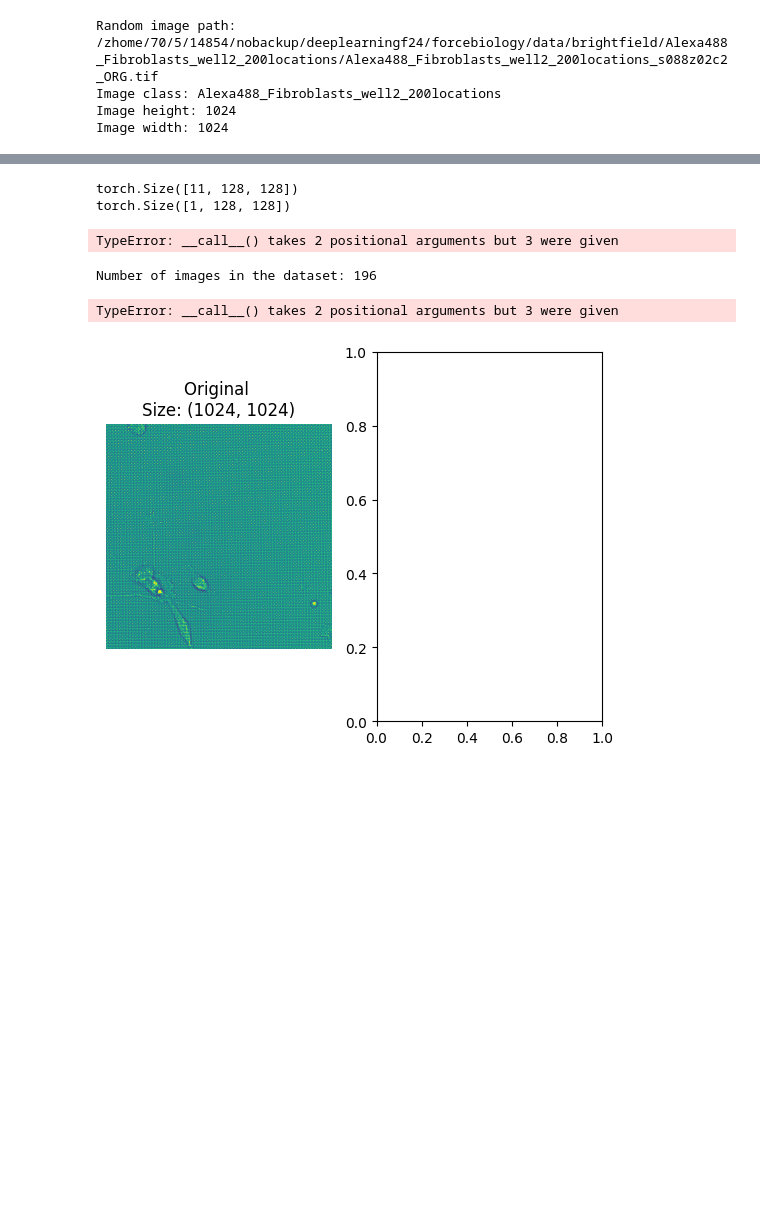
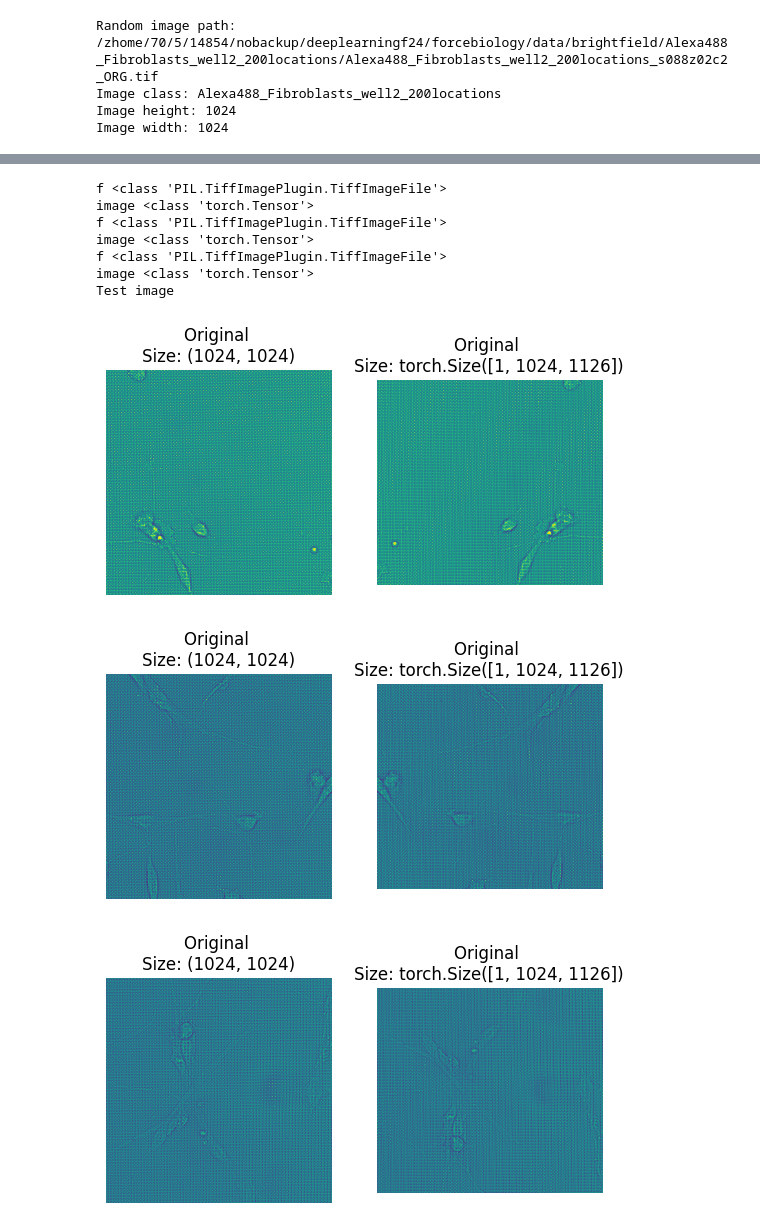
Before and after one commit to aliciags/multiview-seg-dtu, a Jupyter notebook: data_augmentation.ipynb, the cells around one changed output, grey strips where cells are left out. Cells and saved outputs as stored; diff of their text form; code cells hidden in the pictures; blank space fills up the shorter version.

Commit message:
updated data augmentation in dataloader.py + data_augmentation.ipynb

```diff
--- a/data_augmentation.ipynb
+++ b/data_augmentation.ipynb
@@ -86,6 +205,6 @@ data_transform = transforms.Compose([
 ])
 mask_transform = data_transform
 # %%
-transform1 = transforms.Compose(RandomFlipAndScale())
-transform2 = transforms.Compose(RandomRotationAndContrast())
-transform3 = transforms.Compose(ShearAndNoise())
+transform1 = transforms.Compose([RandomFlipAndScale()])
+transform2 = transforms.Compose([RandomRotationAndContrast()])
+transform3 = transforms.Compose([ShearAndNoise()])
@@ -181,13 +211,3 @@ class Well2ImageMaskDataset(Dataset):
-# %%
-images, mask, images1, mask1, images2, mask2, images3, mask3 = Well2ImageMaskDataset(image_dir=image_dir, mask_dir=mask_dir, transform=data_transform, mask_transform=mask_transform)
-# %% [output]
-torch.Size([11, 128, 128])
-torch.Size([1, 128, 128])
-TypeError: __call__() takes 2 positional arguments but 3 were given
-# %%
-print("Number of images in the dataset:", len(dataset))
-# %% [output]
-Number of images in the dataset: 196
 # %%
 def plot_transformed_images(image_paths, transform1, transform2, transform3, n=3, seed=42):
     """Plots a series of random images from image_paths.
@@ -196,45 +216,59 @@ def plot_transformed_images(image_paths, transform1, transform2, transform3, n=3
     with transform and plot them side by side.
 
     Args:
         image_paths (list): List of target image paths.
         transform (PyTorch Transforms): Transforms to apply to images.
         n (int, optional): Number of images to plot. Defaults to 3.
         seed (int, optional): Random seed for the random generator. Defaults to 42.
     """
     random.seed(seed)
     random_image_paths = random.sample(image_paths, k=n)
     for image_path in random_image_paths:
         with Image.open(image_path) as f:
             fig, ax = plt.subplots(1, 2)
             ax[0].imshow(f)
             ax[0].set_title(f"Original \nSize: {f.size}")
             ax[0].axis("off")
 
             # Transform and plot image
             # Note: permute() will change shape of image to suit matplotlib
             # (PyTorch default is [C, H, W] but Matplotlib is [H, W, C])
             transformed_image1 = transform1(f).permute(1, 2, 0)
-            ax[1].imshow(transformed_image1)
-            ax[1].set_title(f"Transformed 2 \nSize: {transformed_image1.shape}")
+
+            image = transforms.ToTensor()(f)
+            # Randomly flip horizontally or vertically
+            if torch.rand(1) > 0.5:
+                image = torch.flip(image, dims=[1])  # Horizontal flip
+                # mask = torch.flip(mask, dims=[2])
+            else:
+                image = torch.flip(image, dims=[2])  # Vertical flip
+                # mask = torch.flip(mask, dims=[3])
+
+            # Random scaling
+            scale = torch.rand(1) * 0.2 + 0.9  # Scale factor between 0.9 and 1.1
+            image = torch.nn.functional.interpolate(image, scale_factor=1.1, mode='nearest')
+
+            print("f", type(f))
+            print("image",type(image))
+            ax[1].imshow(image.permute(1, 2, 0) )
+            ax[1].set_title(f"Original \nSize: {image.shape}")
             ax[1].axis("off")
 
-            transformed_image2 = transform2(f).permute(1, 2, 0)
-            ax[2].imshow(transformed_image2)
-            ax[2].set_title(f"Transformed 2 \nSize: {transformed_image2.shape}")
-            ax[2].axis("off")
-
-            transformed_image3 = transform3(f).permute(1, 2, 0)
-            ax[1].imshow(transformed_image3)
-            ax[1].set_title(f"Transformed 2 \nSize: {transformed_image3.shape}")
-            ax[1].axis("off")
-
-            fig.suptitle(f"Class: {image_path.parent.stem}", fontsize=16)
 
 plot_transformed_images(image_path_list,
                         transform1=transform1,
                         transform2=transform2,
                         transform3=transform3,
                         n=3)
+print("Test image")
 # %% [output]
-TypeError: __call__() takes 2 positional arguments but 3 were given
+f <class 'PIL.TiffImagePlugin.TiffImageFile'>
+image <class 'torch.Tensor'>
+f <class 'PIL.TiffImagePlugin.TiffImageFile'>
+image <class 'torch.Tensor'>
+f <class 'PIL.TiffImagePlugin.TiffImageFile'>
+image <class 'torch.Tensor'>
+Test image
-[figure, old version]
+[figure, new version]
+[figure, added]
+[figure, added]
```
Also changed, not shown: parts of 5 cells of this notebook, 1 other file.
